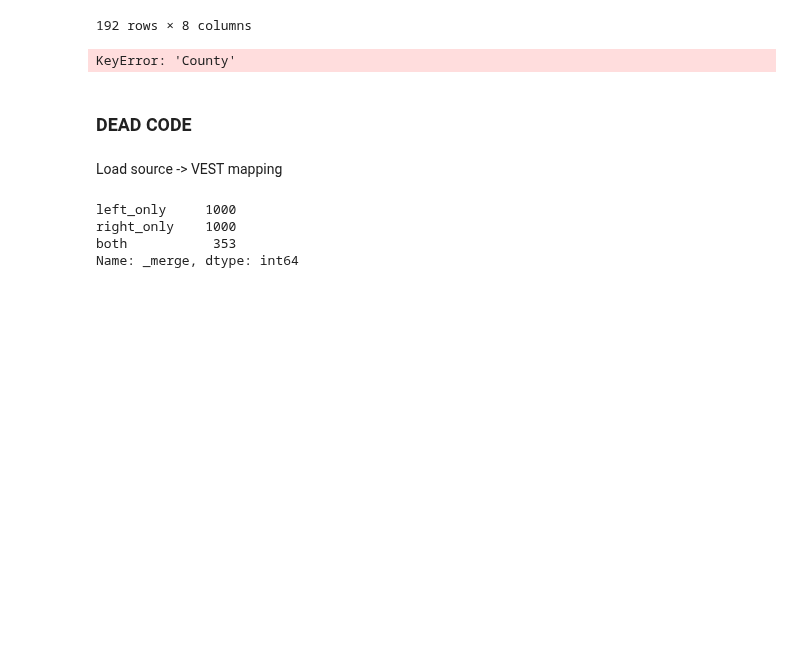
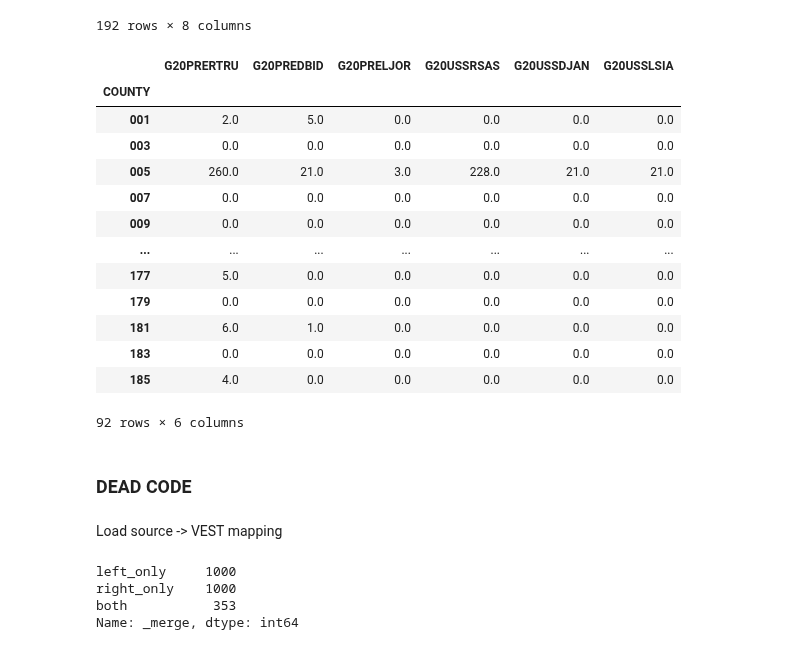
Before and after one commit to nonpartisan-redistricting-datahub/pdv-ne, a Jupyter notebook: vest-ne-2020/vest-ne-2020-validation.ipynb, the cells around one changed output. Saved outputs shown, nothing was run; the diff lists cells and outputs as text; code cells hidden in the pictures; blank space fills up the shorter version.

```diff
--- a/vest-ne-2020/vest-ne-2020-validation.ipynb
+++ b/vest-ne-2020/vest-ne-2020-validation.ipynb
@@ -821,10 +820,23 @@ to_reallocate_df
 | 1576 | 185 | NEW/FORMER RESIDENT | 4.0 | 0.0 | 0.0 | 0.0 | 0.0 | 0.0 |
 | 1577 | 185 | COUNTYWIDE | 0.0 | 0.0 | 0.0 | 0.0 | 0.0 | 0.0 |
 192 rows × 8 columns
-# %%
-to_reallocate_df.groupby('County')
-# %% [output]
-KeyError: 'County'
+# %%
+to_reallocate_df.groupby('COUNTY').sum()
+# %% [output]
+|  | G20PRERTRU | G20PREDBID | G20PRELJOR | G20USSRSAS | G20USSDJAN | G20USSLSIA |
+| COUNTY |  |  |  |  |  |  |
+| 001 | 2.0 | 5.0 | 0.0 | 0.0 | 0.0 | 0.0 |
+| 003 | 0.0 | 0.0 | 0.0 | 0.0 | 0.0 | 0.0 |
+| 005 | 260.0 | 21.0 | 3.0 | 228.0 | 21.0 | 21.0 |
+| 007 | 0.0 | 0.0 | 0.0 | 0.0 | 0.0 | 0.0 |
+| 009 | 0.0 | 0.0 | 0.0 | 0.0 | 0.0 | 0.0 |
+| ... | ... | ... | ... | ... | ... | ... |
+| 177 | 5.0 | 0.0 | 0.0 | 0.0 | 0.0 | 0.0 |
+| 179 | 0.0 | 0.0 | 0.0 | 0.0 | 0.0 | 0.0 |
+| 181 | 6.0 | 1.0 | 0.0 | 0.0 | 0.0 | 0.0 |
+| 183 | 0.0 | 0.0 | 0.0 | 0.0 | 0.0 | 0.0 |
+| 185 | 4.0 | 0.0 | 0.0 | 0.0 | 0.0 | 0.0 |
+92 rows × 6 columns
 # %% [markdown]
 ### DEAD CODE
 # %%
```
Also changed, not shown: parts of 10 cells of this notebook.
